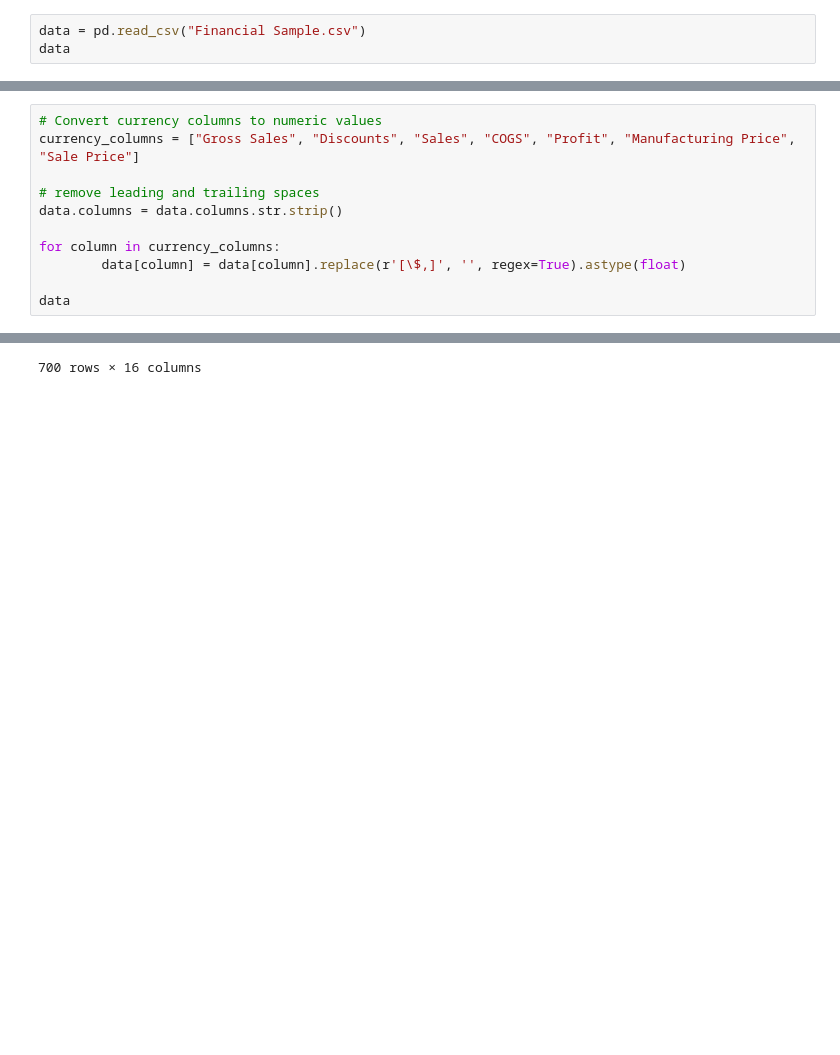
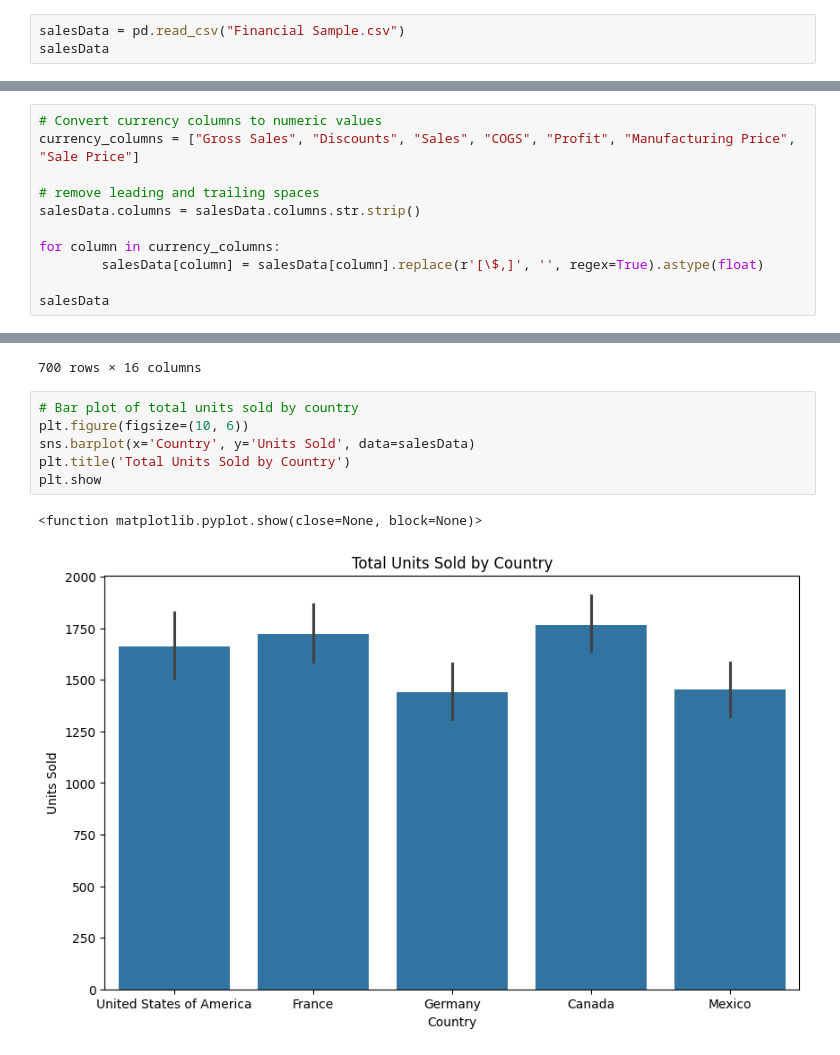
Before and after one commit to KamoheloSebolai/salesAnalysis, a Jupyter notebook: sales_analysis.ipynb, the cells around one changed output, grey strips where cells are left out. Drawn from its saved outputs; the diff is of its cells as text; blank space fills up the shorter version.

Commit message:
added bar plot

```diff
--- a/sales_analysis.ipynb
+++ b/sales_analysis.ipynb
@@ -3,8 +3,8 @@ import pandas as pd
 import matplotlib.pyplot as plt
 import seaborn as sns
 # %%
-data = pd.read_csv("Financial Sample.csv")
-data
+salesData = pd.read_csv("Financial Sample.csv")
+salesData
 # %% [output]
 |  | Segment | Country | Product | Discount Band | Units Sold | Manufacturing Price | Sale Price | Gross Sales | ... |
 | 0 | Government | United States of America | Paseo | Low | 3450.0 | $10.00 | $350.00 | $1,207,500.00 | ... |
@@ -24,12 +24,12 @@ data
 currency_columns = ["Gross Sales", "Discounts", "Sales", "COGS", "Profit", "Manufacturing Price", "Sale Price"]
 
 # remove leading and trailing spaces
-data.columns = data.columns.str.strip()
+salesData.columns = salesData.columns.str.strip()
 
 for column in currency_columns:
-        data[column] = data[column].replace(r'[\$,]', '', regex=True).astype(float)
+        salesData[column] = salesData[column].replace(r'[\$,]', '', regex=True).astype(float)
 
-data
+salesData
 # %% [output]
 |  | Segment | Country | Product | Discount Band | Units Sold | Manufacturing Price | Sale Price | Gross Sales | ... |
 | 0 | Government | United States of America | Paseo | Low | 3450.0 | 10.0 | 350.0 | 1207500.0 | ... |
@@ -44,3 +44,12 @@ data
 | 698 | Enterprise | Germany | Carretera | High | 2767.0 | 3.0 | 125.0 | 345875.0 | ... |
 | 699 | Enterprise | Canada | VTT | High | 2954.0 | 250.0 | 125.0 | 369250.0 | ... |
 700 rows × 16 columns
+# %%
+# Bar plot of total units sold by country
+plt.figure(figsize=(10, 6))
+sns.barplot(x='Country', y='Units Sold', data=salesData)
+plt.title('Total Units Sold by Country')
+plt.show
+# %% [output]
+<function matplotlib.pyplot.show(close=None, block=None)>
+[figure, added]
```
